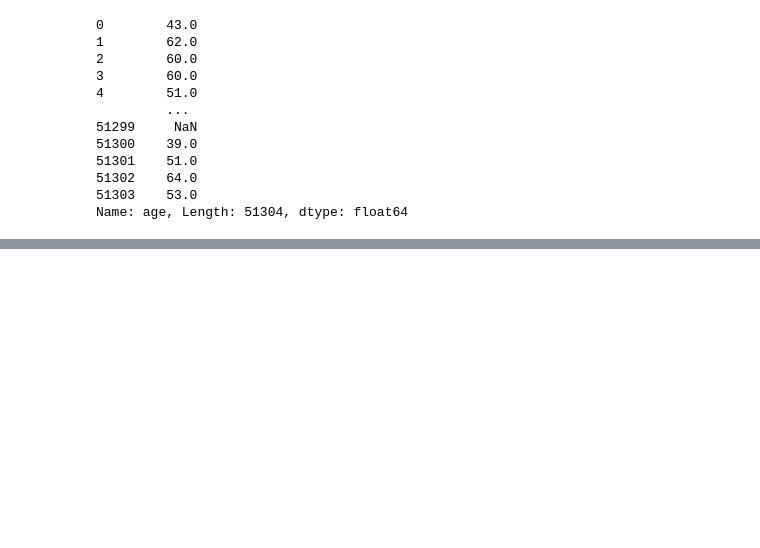
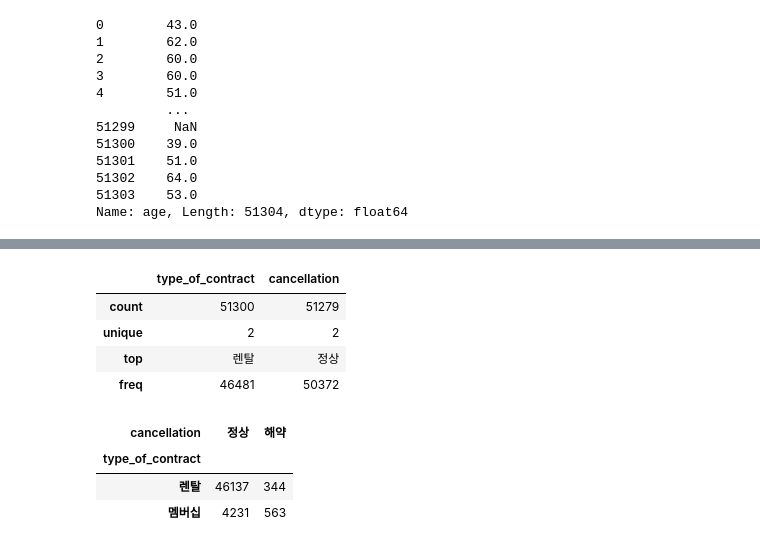
Before and after one commit to SSSanga/study_data_analytics, a Jupyter notebook: codes/CDA/TypeOfContractChannel_CDA_singlevalue.ipynb, the cells around one changed output, grey strips where cells are left out. Saved outputs shown, nothing was run; the diff lists cells and outputs as text; code cells hidden in the pictures; blank space fills up the shorter version.

```diff
--- a/codes/CDA/TypeOfContractChannel_CDA_singlevalue.ipynb
+++ b/codes/CDA/TypeOfContractChannel_CDA_singlevalue.ipynb
@@ -78,0 +123,8 @@ stats.anderson(df_TOCC_age)
+# %%
+df_TOCC[['type_of_contract', 'cancellation']].describe()
+# %% [output]
+|  | type_of_contract | cancellation |
+| count | 51300 | 51279 |
+| unique | 2 | 2 |
+| top | 렌탈 | 정상 |
+| freq | 46481 | 50372 |
@@ -78,0 +133,10 @@ stats.anderson(df_TOCC_age)
+# %%
+df_TOCC_category_pivot = pd.pivot_table(data=df_TOCC_category
+               , index='type_of_contract', columns='cancellation'
+               , aggfunc=len)
+df_TOCC_category_pivot
+# %% [output]
+| cancellation | 정상 | 해약 |
+| type_of_contract |  |  |
+| 렌탈 | 46137 | 344 |
+| 멤버십 | 4231 | 563 |
```
Also changed, not shown: parts of 12 cells of this notebook, 4 other files.
